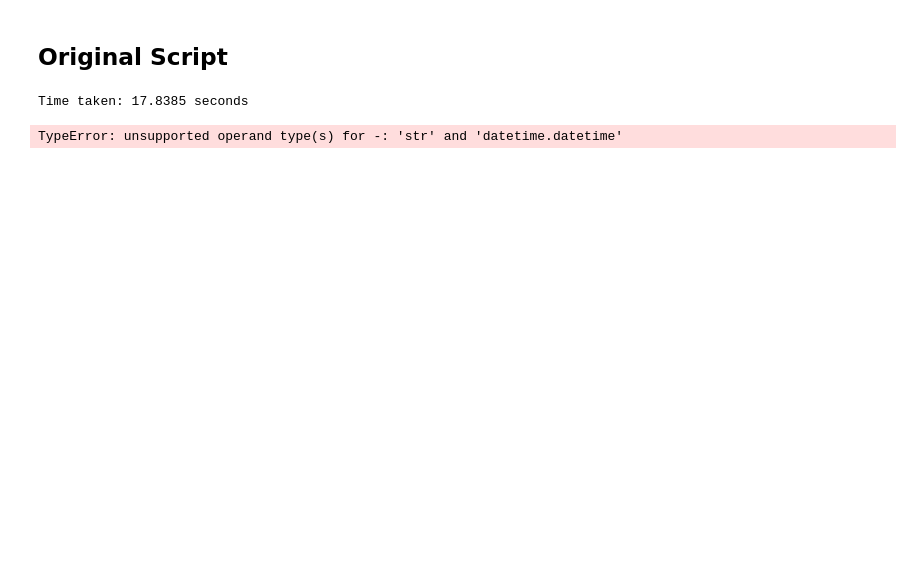
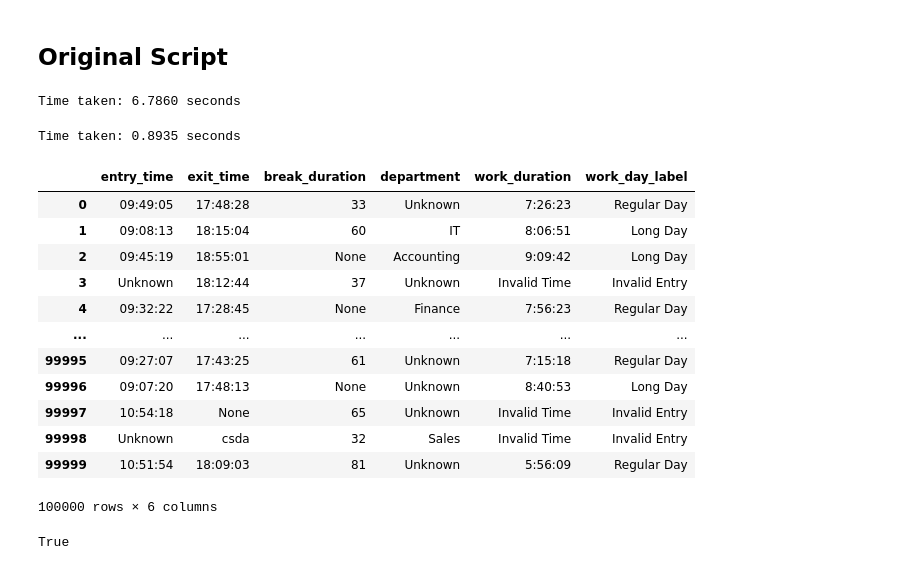
Before and after one commit to alfiannajih/dattabot-tech-test, a Jupyter notebook: Point 1/experiment.ipynb, the cells around one changed output. Saved outputs shown, nothing was run; the diff lists cells and outputs as text; code cells hidden in the pictures; blank space fills up the shorter version.

```diff
--- a/Point 1/experiment.ipynb
+++ b/Point 1/experiment.ipynb
@@ -219,0 +220,29 @@ df.head()
+# %%
+import numpy as np
+from random import random
+
+messy_df = df.copy()
+
+# Set the probability of a None value
+missing_rate = 0.2
+
+# Function to randomly insert None
+def insert_missing_values(df, column, rate, add_unknown_and_random_str=False):
+    mask = np.random.rand(len(df)) < rate
+    if add_unknown_and_random_str:
+        prob = random()
+        if prob < 0.5:
+            df.loc[mask, column] = "Unknown"
+        else:
+            df.loc[mask, column] = "csda"
+    else:
+        df.loc[mask, column] = None
+
+# Apply to desired columns
+for col in ['entry_time', 'exit_time', 'break_duration', 'department']:
+    insert_missing_values(messy_df, col, missing_rate)
+
+for col in ['entry_time', 'exit_time', 'break_duration', 'department']:
+    insert_missing_values(messy_df, col, missing_rate, add_unknown_and_random_str=True)
+
+messy_df.head(10)
@@ -278,10 +319,10 @@ def preprocess_time_entries(df):
 
     return df
 # %%
-df1 = df.copy()
+df1 = messy_df.copy()
 
 time_taken = timeit.timeit(lambda: preprocess_time_entries(df1), number=1)
 print(f"Time taken: {time_taken:.4f} seconds")
 # %% [output]
-Time taken: 17.8385 seconds
+Time taken: 6.7860 seconds
 # %%
@@ -335,7 +368,27 @@ def optimized_preprocess_time_entries(df):
 # %%
-df2 = df.copy()
+df2 = messy_df.copy()
 
 time_taken = timeit.timeit(lambda: optimized_preprocess_time_entries(df2), number=1)
 print(f"Time taken: {time_taken:.4f} seconds")
 # %% [output]
-TypeError: unsupported operand type(s) for -: 'str' and 'datetime.datetime'
+Time taken: 0.8935 seconds
+# %%
+df1
+# %% [output]
+|  | entry_time | exit_time | break_duration | department | work_duration | work_day_label |
+| 0 | 09:49:05 | 17:48:28 | 33 | Unknown | 7:26:23 | Regular Day |
+| 1 | 09:08:13 | 18:15:04 | 60 | IT | 8:06:51 | Long Day |
+| 2 | 09:45:19 | 18:55:01 | None | Accounting | 9:09:42 | Long Day |
+| 3 | Unknown | 18:12:44 | 37 | Unknown | Invalid Time | Invalid Entry |
+| 4 | 09:32:22 | 17:28:45 | None | Finance | 7:56:23 | Regular Day |
+| ... | ... | ... | ... | ... | ... | ... |
+| 99995 | 09:27:07 | 17:43:25 | 61 | Unknown | 7:15:18 | Regular Day |
+| 99996 | 09:07:20 | 17:48:13 | None | Unknown | 8:40:53 | Long Day |
+| 99997 | 10:54:18 | None | 65 | Unknown | Invalid Time | Invalid Entry |
+| 99998 | Unknown | csda | 32 | Sales | Invalid Time | Invalid Entry |
+| 99999 | 10:51:54 | 18:09:03 | 81 | Unknown | 5:56:09 | Regular Day |
+100000 rows × 6 columns
+# %%
+df1.equals(df2)
+# %% [output]
+True
```
Also changed, not shown: parts of 16 cells of this notebook.
